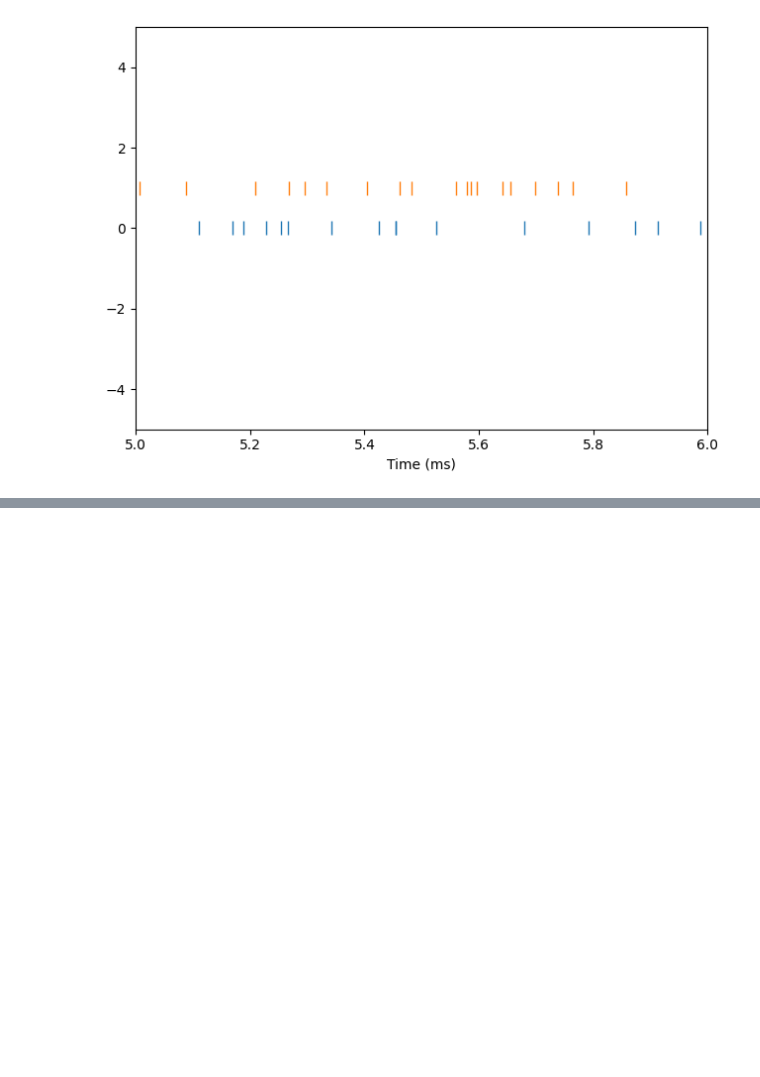
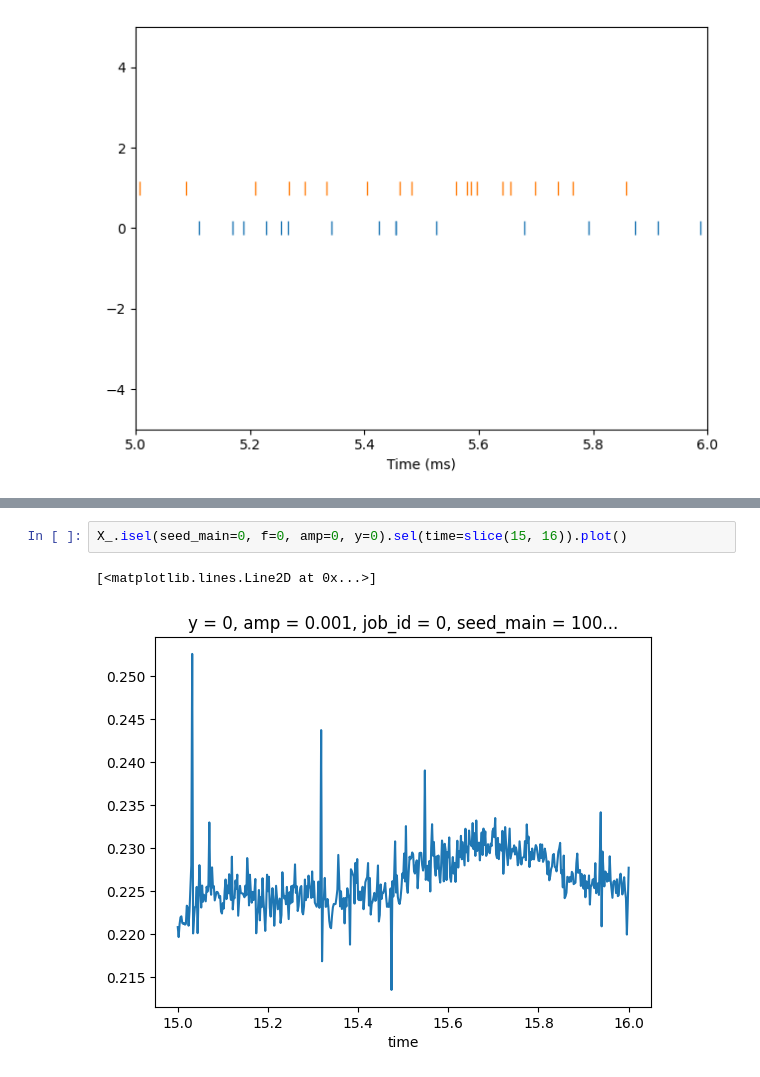
Before and after one commit to niknovikov19/A1-OUinp, a Jupyter notebook: dev_scratch/misc.ipynb, the cells around one changed output, grey strips where cells are left out. Drawn from its saved outputs; the diff is of its cells as text; blank space fills up the shorter version.

```diff
--- a/dev_scratch/misc.ipynb
+++ b/dev_scratch/misc.ipynb
@@ -101,0 +113,5 @@ Attributes:
+# %%
+X_.isel(seed_main=0, f=0, amp=0, y=0).sel(time=slice(15, 16)).plot()
+# %% [output]
+[<matplotlib.lines.Line2D at 0x...>]
+[figure, added]
```
Also changed, not shown: parts of 5 cells of this notebook, 24 other files.
